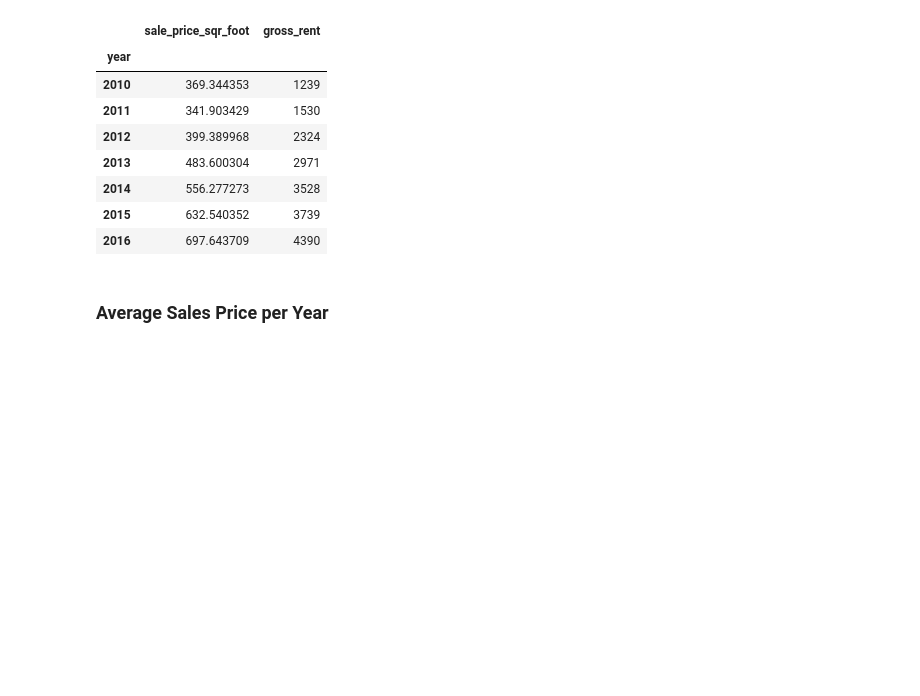
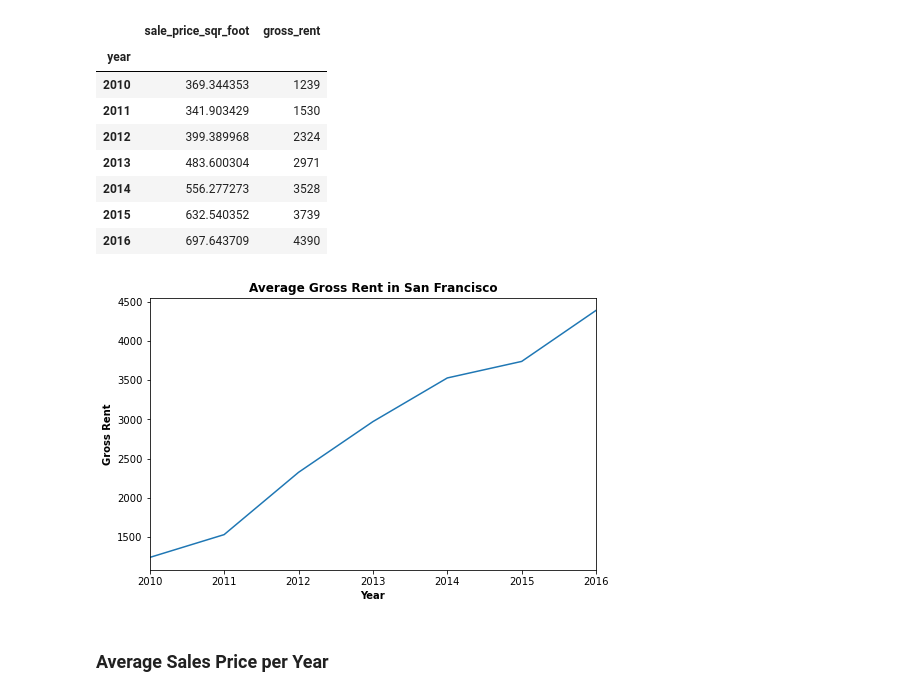
Before and after one commit to jonowens/pythonic_monopoly, a Jupyter notebook: rental_analysis.ipynb, the cells around one changed output. Saved outputs shown, nothing was run; the diff lists cells and outputs as text; code cells hidden in the pictures; blank space fills up the shorter version.

Commit message:
Plot average gross rent and average sale price per square foot.

```diff
--- a/rental_analysis.ipynb
+++ b/rental_analysis.ipynb
@@ -103,3 +100,19 @@ sfo_data_sale_price_and_gross_rent
+# %%
+# Plot the Average Gross Rent per Year as a Line Chart
+
+fig_price_and_gross_rent = plt.figure(figsize=(8, 5))
+plt.subplot()
+plt.plot(sfo_data_sale_price_and_gross_rent.index, sfo_data_sale_price_and_gross_rent['gross_rent'])
+plt.title('Average Gross Rent in San Francisco', fontweight='bold')
+plt.xlabel('Year', fontweight='bold')
+plt.ylabel('Gross Rent', fontweight='bold')
+
+plt.xlim(sfo_data_sale_price_and_gross_rent.index.min() , sfo_data_sale_price_and_gross_rent.index.max())
+
+plt.show()
+plt.close(fig_price_and_gross_rent)
+# %% [output]
+[figure, added]
 # %% [markdown]
 ### Average Sales Price per Year
 # %%
```
Also changed, not shown: parts of 1 cell of this notebook.
